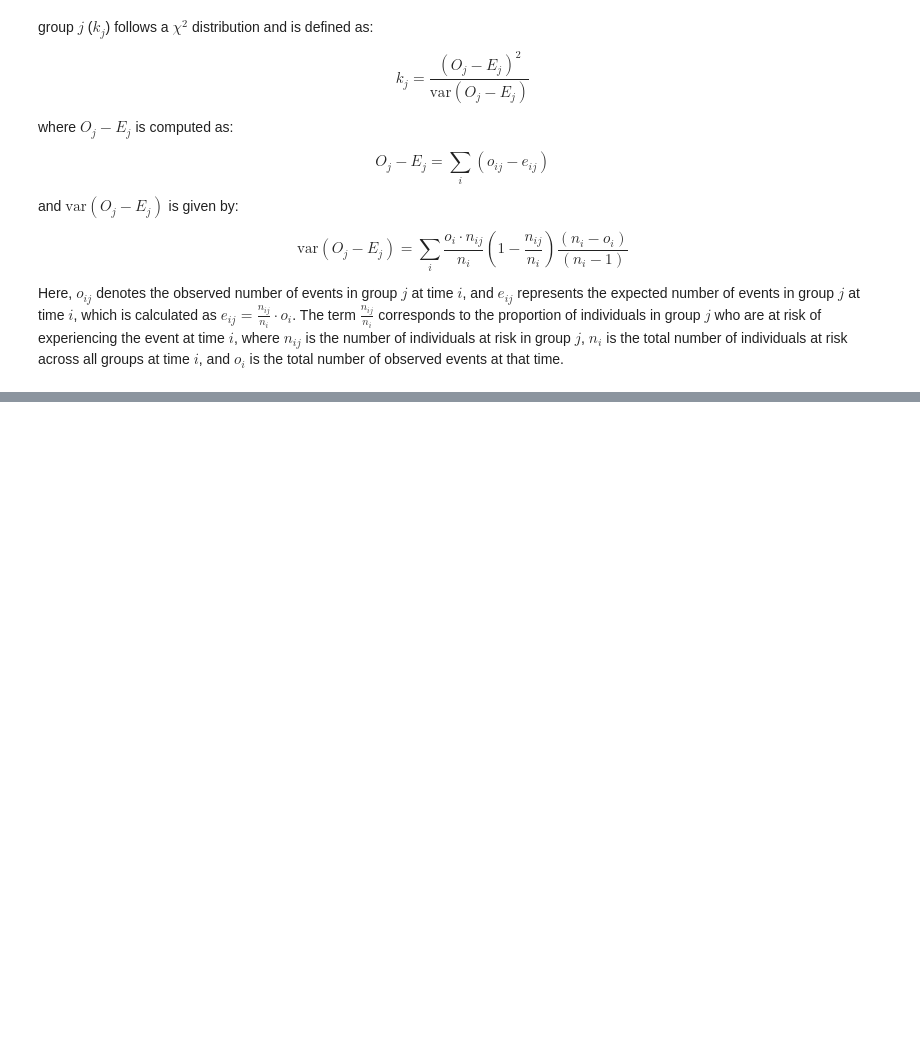
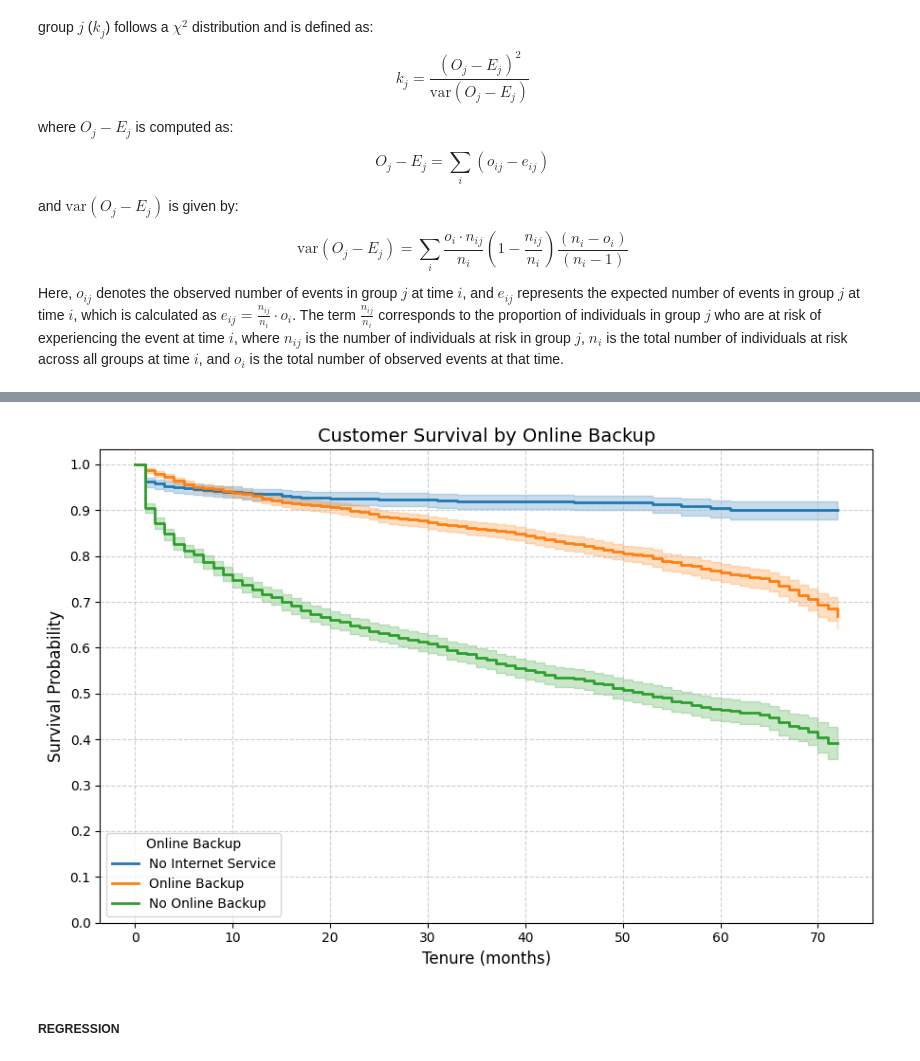
Before and after one commit to blessycode/customer-churn, a Jupyter notebook: survivalanalysis.ipynb, the cells around one changed output, grey strips where cells are left out. Cells and saved outputs as stored; diff of their text form; code cells hidden in the pictures; blank space fills up the shorter version.

```diff
--- a/survivalanalysis.ipynb
+++ b/survivalanalysis.ipynb
@@ -175,0 +353,62 @@ Here, $o_{ij}$ denotes the observed number of events in group $j$ at time $i$, a
+# %%
+# Online backup groups
+no_internet_service = survivaldata['OnlineBackup_No internet service'] == 1
+online_backup = survivaldata['OnlineBackup_Yes'] == 1
+no_online_backup = (
+    (survivaldata['OnlineBackup_No internet service'] == 0) &
+    (survivaldata['OnlineBackup_Yes'] == 0)
+)
+
+# Create figure
+plt.figure(figsize=(9, 6))
+ax = plt.gca()
+
+# No Internet Service
+kmf.fit(
+    timevar[no_internet_service],
+    event_observed=eventvar[no_internet_service],
+    label="No Internet Service"
+)
+kmf.plot_survival_function(
+    ax=ax,
+    ci_show=True,
+    linewidth=2
+)
+
+# Online Backup
+kmf.fit(
+    timevar[online_backup],
+    event_observed=eventvar[online_backup],
+    label="Online Backup"
+)
+kmf.plot_survival_function(
+    ax=ax,
+    ci_show=True,
+    linewidth=2
+)
+
+# No Online Backup
+kmf.fit(
+    timevar[no_online_backup],
+    event_observed=eventvar[no_online_backup],
+    label="No Online Backup"
+)
+kmf.plot_survival_function(
+    ax=ax,
+    ci_show=True,
+    linewidth=2
+)
+
+# Formatting
+plt.title("Customer Survival by Online Backup", fontsize=14)
+plt.xlabel("Tenure (months)", fontsize=12)
+plt.ylabel("Survival Probability", fontsize=12)
+plt.yticks(np.linspace(0, 1, 11))
+plt.grid(True, linestyle="--", alpha=0.6)
+plt.legend(title="Online Backup", fontsize=10)
+plt.tight_layout()
+plt.show()
+# %% [output]
+[figure, added]
+# %% [markdown]
+##### REGRESSION
```
Also changed, not shown: parts of 12 cells of this notebook.
